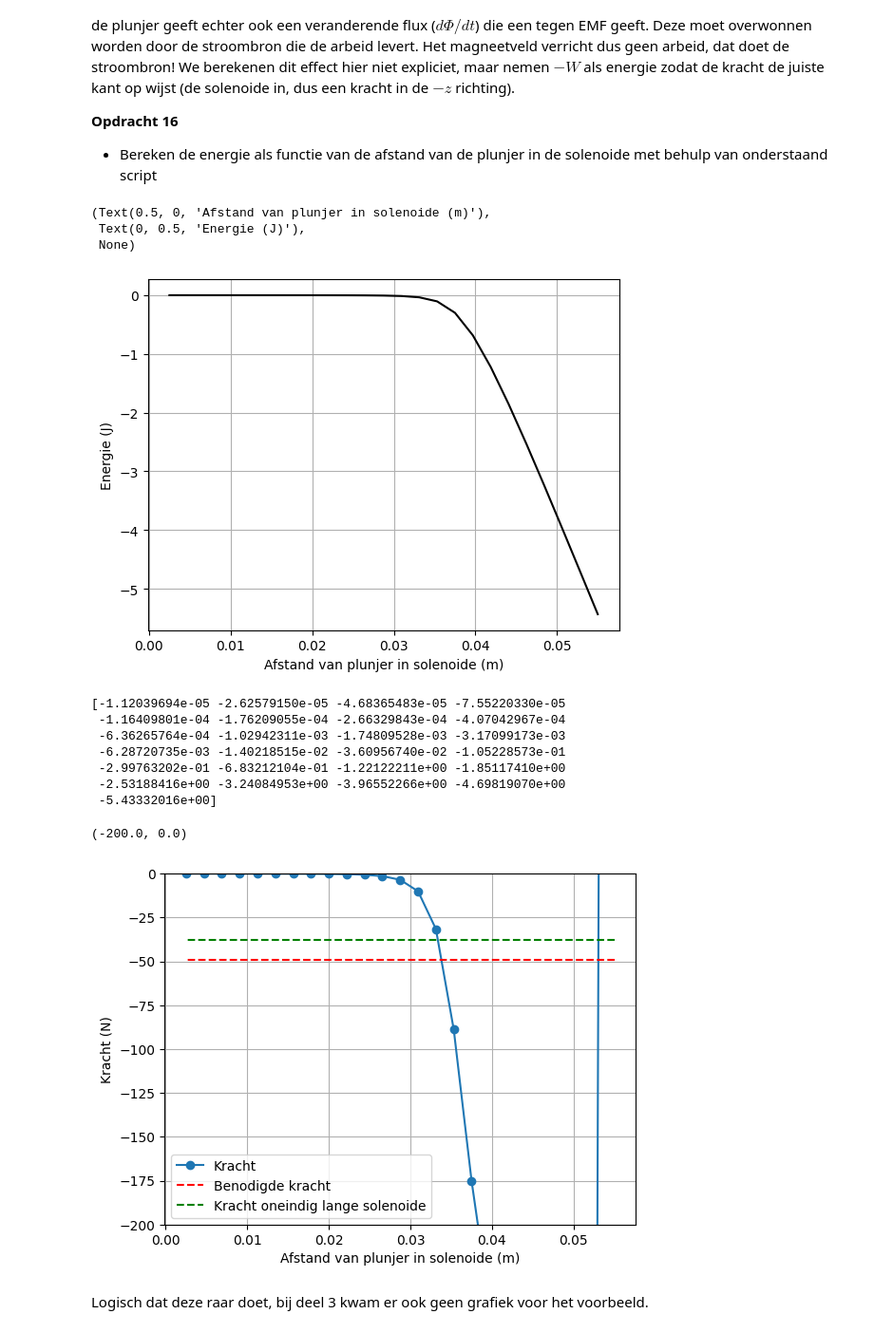
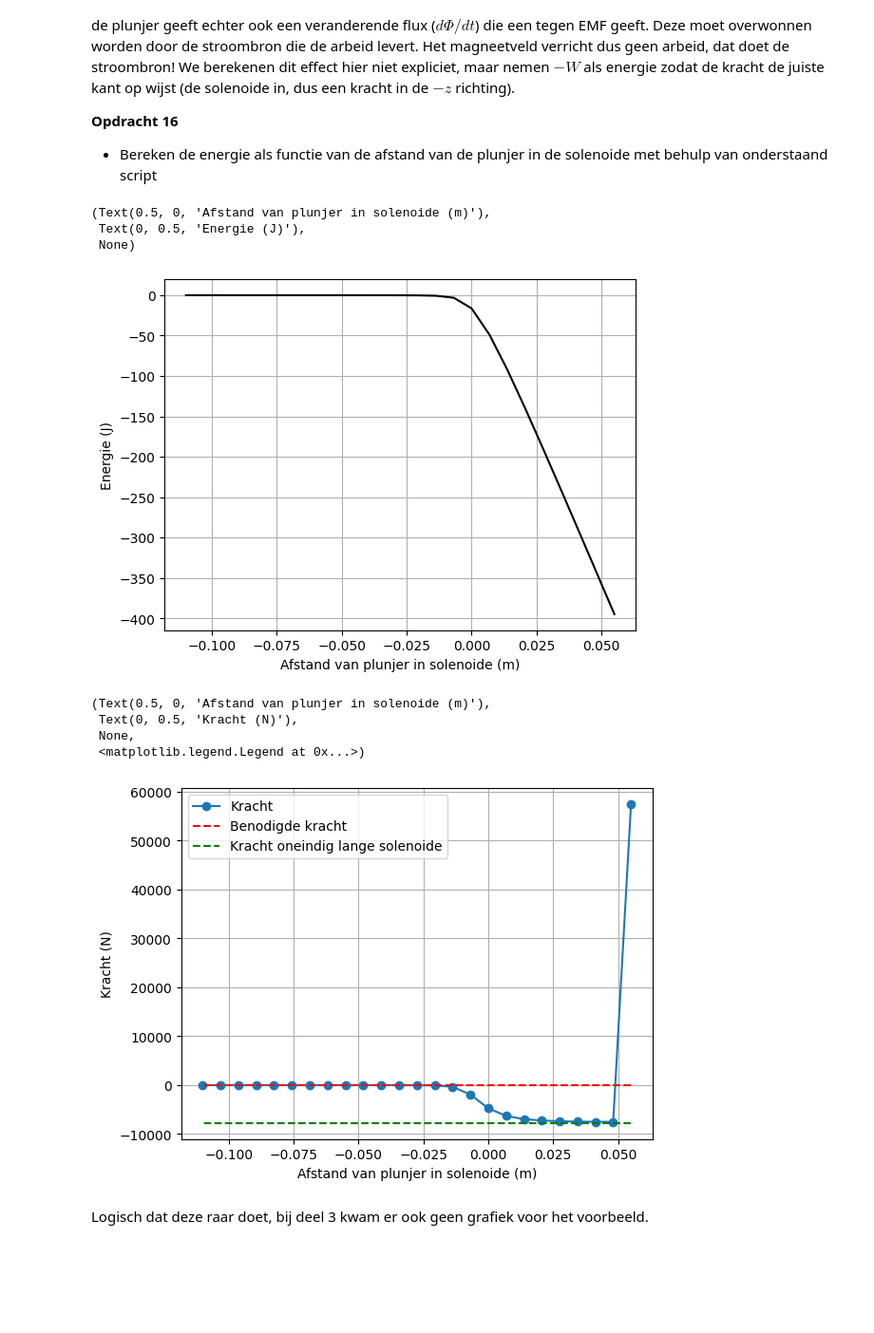
Before and after one commit to Xander1611/opdrachten-DEF-D-AB, a Jupyter notebook: 2KrachtactuatorOpdracht/2KrachtactuatorOpdracht/KrachtactuatorOpdracht.ipynb, the cells around one changed output. Shown at 95% size. Cells and saved outputs as stored; diff of their text form; code cells hidden in the pictures; blank space fills up the shorter version.

```diff
--- a/2KrachtactuatorOpdracht/2KrachtactuatorOpdracht/KrachtactuatorOpdracht.ipynb
+++ b/2KrachtactuatorOpdracht/2KrachtactuatorOpdracht/KrachtactuatorOpdracht.ipynb
@@ -301,18 +280,18 @@ Maak voor elke actuator een keuze voor de lengte van de spoel, de straal van de
 # Deuractuator:
 L_s_vb = 0.11 # m
 r_s_vb = 0.01 # gegeven
-L_d_vb = 8 # m (opdracht 8)
+L_d_vb = l_max_vb # m
 
 # Deurslot:
-L_s_1 = 0.02
+L_s_1 = 0.16
 r_s_1 = 0.01  # opdracht 5
-L_d_1 = L_d_vb
+L_d_1 = l_max_vb
 
 # Kattenluikje:
 
-L_s_2 = 0.035
+L_s_2 = 0.04
 r_s_2 = 0.005 # opdracht 5
-L_d_2 = L_d_vb
+L_d_2 = l_max_vb
 # %% [markdown]
 Bovenstaande analytische berekening is een goede start voor het ontwerp en geeft aan welke parameters je kan optimaliseren. Echter in een echte solenoide zullen er allerlei niet ideale effecten een rol spelen. Zo zal het veld in de solenoide niet constant zijn (het is geen oneindig lange solenoide) en zijn er randvelden aan de uiteinden van de solenoide. We zullen nu de kracht-afstand relatie van de solenoide krachtactuator uitrekenen. Deze kan dan verder geoptimaliseerd worden om de kracht-uitwijking relatie zo lineair mogelijk te maken.
 # %% [markdown]
@@ -389,7 +368,7 @@ import matplotlib.pyplot as plt
 
 # gegevens
 I = 6
-L_draad = 10
+L_draad = l_max_vb
 aantal_stappen = 2000
 
 r_veld = np.array([0.1, 0, 0])
@@ -463,11 +442,11 @@ a. Bereken het aantal omwentelingen van je draad, hierbij mag je aannemen dat de
 b. Bereken de $x$, $y$ en $z$ coordinaten.\
 c. Bereken de spoed, in eenheden van aantal omwentelingen per meter, en print dit.
 # %%
-l_draad = L_d_2 # Lengte draad (m)
-r_sol = r_s_2 # Straal solenoide (m)
-L_sol = L_s_2 # Lengte solenoide (m)
-N = L_d_2/(2*np.pi*r_s_2) # Aantal wikkeling
-t_stappen = 5000
+l_draad = L_d_vb # Lengte draad (m)
+r_sol = r_s_vb # Straal solenoide (m)
+L_sol = L_s_vb # Lengte solenoide (m)
+N = L_d_vb/(2*np.pi*r_s_vb) # Aantal wikkeling
+t_stappen = 50000
 n = N/L_sol # spoed
 
 print("De spoed van onze draad is %.1f omwikkelingen per meter." % n)
@@ -477,7 +456,7 @@ x,y,z = parametrisatie(t_stappen,r_sol,N,L_sol)
 # Enkele plots
 ax=plt.figure().add_subplot(projection='3d')
 plt.title('Traject van de draad van de solenoide')
-plt.plot(x, y, z, '-r', linewidth=0.1)
+plt.plot(x, y, z, '-r', linewidth=0.05)
 ax.set_box_aspect(aspect=None, zoom=0.8)
 ax.set_xlabel('x (m)'), ax.set_ylabel('y (m)'), ax.set_zlabel('z (m)')
 # %% [output]
@@ -587,7 +565,7 @@ Zoals je uit je berekening voor het $\mathbf{H}$ kan zien is de energie van de p
 r_s = r_s_vb
 L_s = L_s_vb
 
-mu_r = 1000
+mu_r = mu_r_ijzer
 mu_0 = 4 * np.pi * 1e-7
 
 # integrate the field up to point z_p
@@ -599,27 +577,24 @@ plt.xlabel('Afstand van plunjer in solenoide (m)'), plt.ylabel('Energie (J)'), p
 (Text(0.5, 0, 'Afstand van plunjer in solenoide (m)'),
  Text(0, 0.5, 'Energie (J)'),
  None)
-[figure, old version]
+[figure, new version]
 # %%
 force_analytical = -mu_0*mu_r*np.pi*r_s**2*aantal_omwentelingen**2*I**2/2/L_s**2 # Kracht uitrekenen numeriek
 force_numerical=np.diff(Wz, n=1, append=[0])/(z_ax[1] - z_ax[0]) # Kracht uitrekenen
+
 # Plotting the results
 plt.figure()
 plt.plot(L_s/2 - z_ax, np.flipud(force_numerical), '-o', label='Kracht')
 plt.plot(L_s/2 - z_ax, (-5*9.8)*np.ones(n_ax), '--r', label='Benodigde kracht')
 plt.plot(L_s/2 - z_ax, force_analytical*np.ones(n_ax), '--g', label='Kracht oneindig lange solenoide')
 plt.xlabel('Afstand van plunjer in solenoide (m)'), plt.ylabel('Kracht (N)'), plt.grid(), plt.legend()
-plt.ylim(-200,0)
+#plt.ylim(-200,0)
 # %% [output]
-[-1.12039694e-05 -2.62579150e-05 -4.68365483e-05 -7.55220330e-05
- -1.16409801e-04 -1.76209055e-04 -2.66329843e-04 -4.07042967e-04
- -6.36265764e-04 -1.02942311e-03 -1.74809528e-03 -3.17099173e-03
- -6.28720735e-03 -1.40218515e-02 -3.60956740e-02 -1.05228573e-01
- -2.99763202e-01 -6.83212104e-01 -1.22122211e+00 -1.85117410e+00
- -2.53188416e+00 -3.24084953e+00 -3.96552266e+00 -4.69819070e+00
- -5.43332016e+00]
+(Text(0.5, 0, 'Afstand van plunjer in solenoide (m)'),
+ Text(0, 0.5, 'Kracht (N)'),
+ None,
+ <matplotlib.legend.Legend at 0x...>)
-(-200.0, 0.0)
-[figure, old version]
+[figure, new version]
 # %% [markdown]
 Logisch dat deze raar doet, bij deel 3 kwam er ook geen grafiek voor het voorbeeld.
 # %% [markdown]
```
Also changed, not shown: parts of 12 cells of this notebook.
